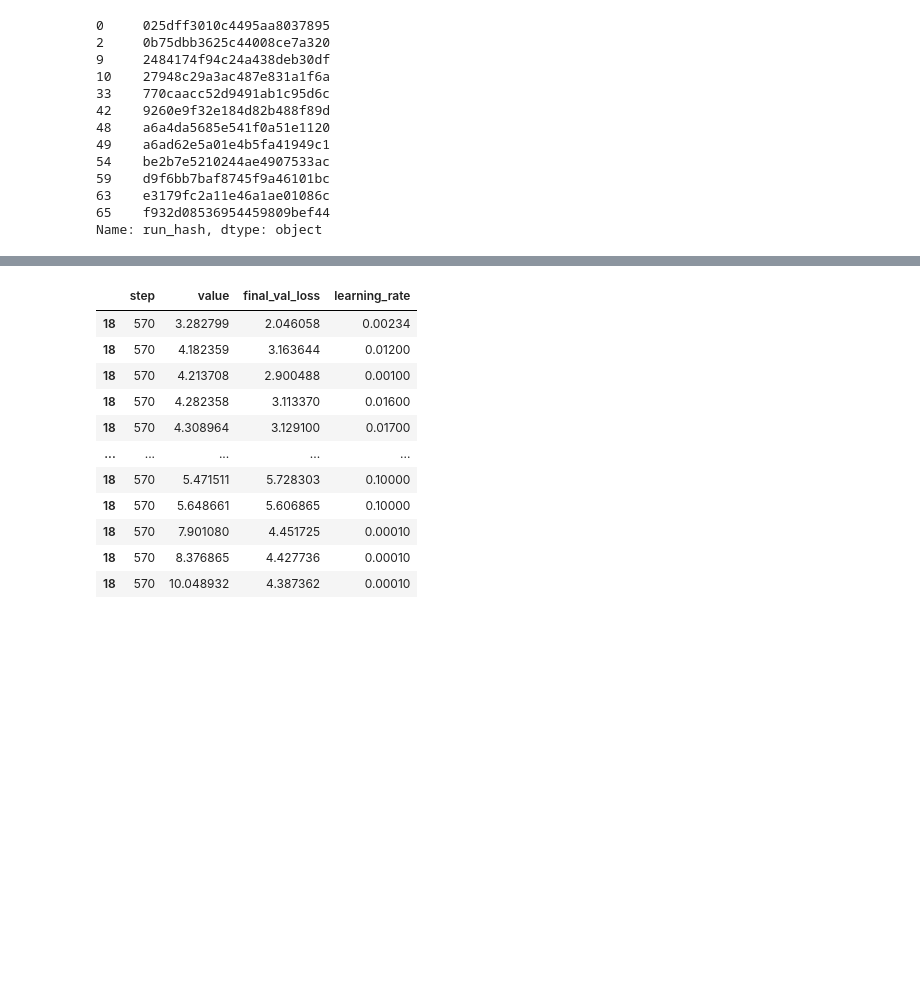
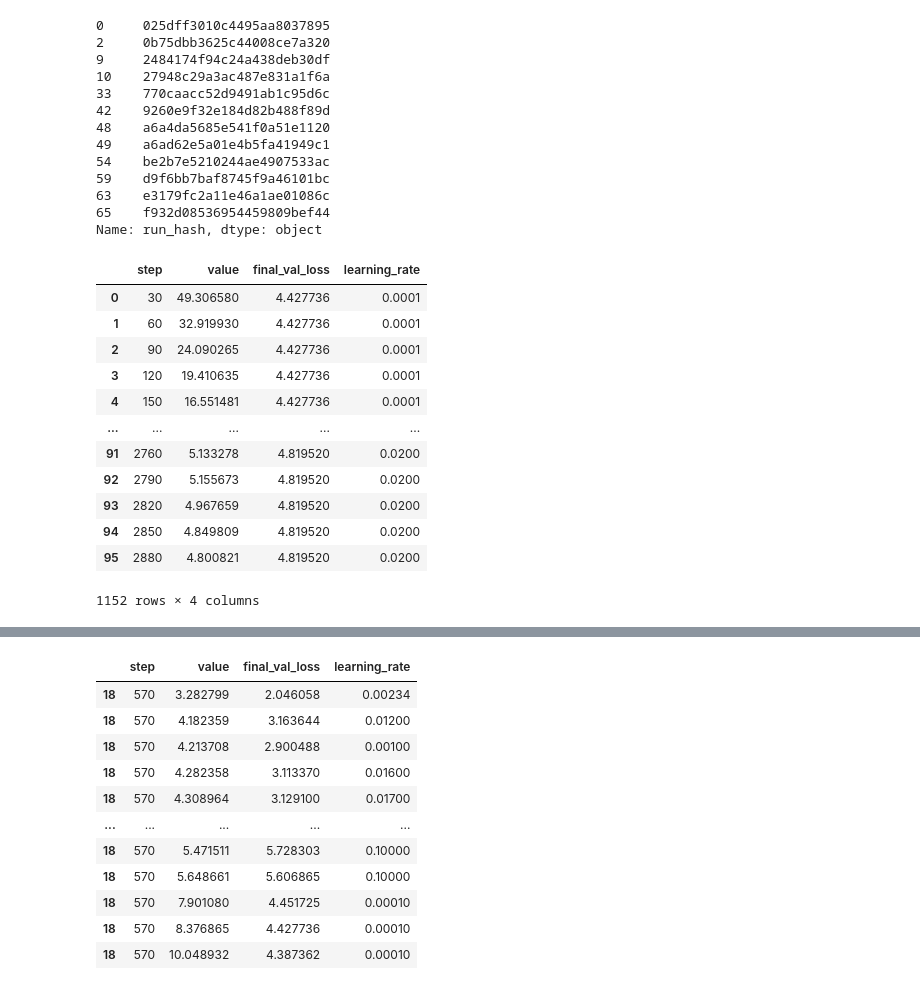
Before and after one commit to samasutherland/little-language-models, a Jupyter notebook: notebooks/explore_learning_rates.ipynb, the cells around one changed output, grey strips where cells are left out. Cells and saved outputs as stored; diff of their text form; code cells hidden in the pictures; blank space fills up the shorter version.

```diff
--- a/notebooks/explore_learning_rates.ipynb
+++ b/notebooks/explore_learning_rates.ipynb
@@ -93,13 +93,28 @@ single_metrics_df[single_metrics_df["experiment"] == "learning_rate_search_balan
 Name: run_hash, dtype: object
 # %%
 frames = []
-for run_hash in single_metrics_df["run_hash"]:
+for run_hash in single_metrics_df[single_metrics_df["experiment"] == "learning_rate_search_balanced_pct"]["run_hash"]:
     run_df = val_loss_by_run[run_hash]
     run_df["final_val_loss"] = single_metrics_df[single_metrics_df["run_hash"] == run_hash]["posttraining_validation_loss"].item()
     run_df["learning_rate"] = single_metrics_df[single_metrics_df["run_hash"] == run_hash]["learning_rate"].item()
     frames.append(run_df)
 
 runs_df = pd.concat(frames)
+runs_df
+# %% [output]
+|  | step | value | final_val_loss | learning_rate |
+| 0 | 30 | 49.306580 | 4.427736 | 0.0001 |
+| 1 | 60 | 32.919930 | 4.427736 | 0.0001 |
+| 2 | 90 | 24.090265 | 4.427736 | 0.0001 |
+| 3 | 120 | 19.410635 | 4.427736 | 0.0001 |
+| 4 | 150 | 16.551481 | 4.427736 | 0.0001 |
+| ... | ... | ... | ... | ... |
+| 91 | 2760 | 5.133278 | 4.819520 | 0.0200 |
+| 92 | 2790 | 5.155673 | 4.819520 | 0.0200 |
+| 93 | 2820 | 4.967659 | 4.819520 | 0.0200 |
+| 94 | 2850 | 4.849809 | 4.819520 | 0.0200 |
+| 95 | 2880 | 4.800821 | 4.819520 | 0.0200 |
+1152 rows × 4 columns
 # %%
 steps = []
 correlation = []
```
Also changed, not shown: parts of 7 cells of this notebook, 7 other files.
